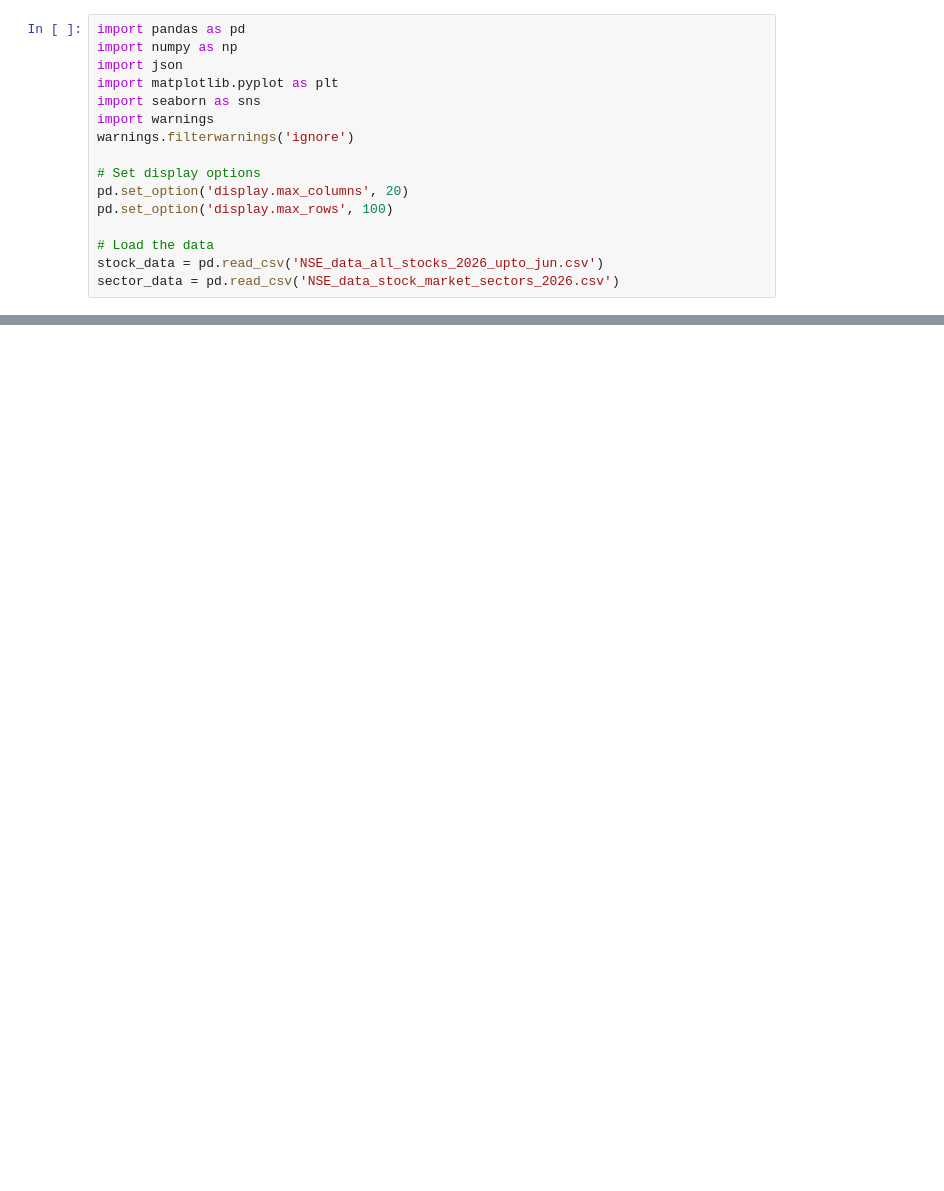
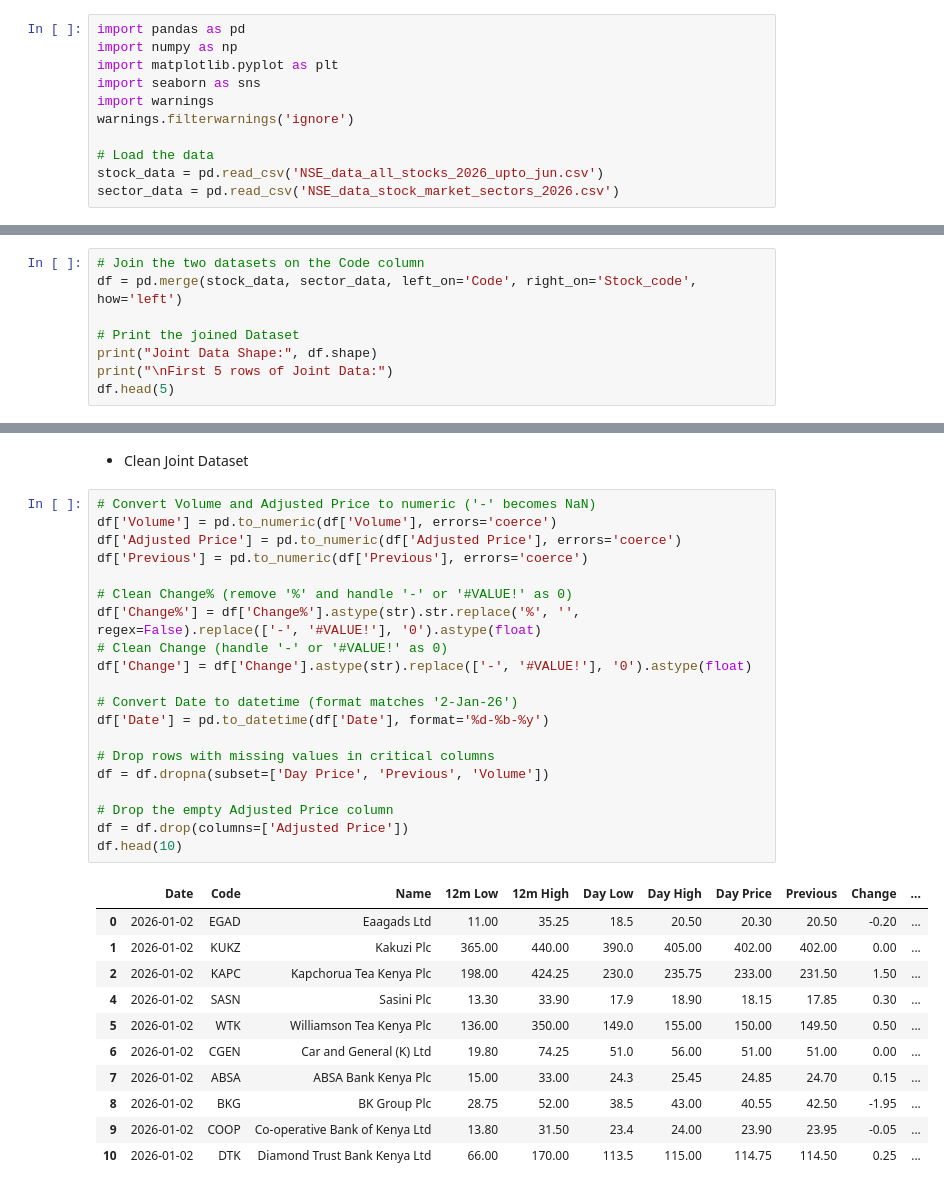
Before and after one commit to nelly-mbatha/FinSight-Capstone-Project, a Jupyter notebook: FinSight.ipynb, the cells around one changed output, grey strips where cells are left out. Cells and saved outputs as stored; diff of their text form; blank space fills up the shorter version.

```diff
--- a/FinSight.ipynb
+++ b/FinSight.ipynb
@@ -1,16 +45,11 @@
 # %%
 import pandas as pd
 import numpy as np
-import json
 import matplotlib.pyplot as plt
 import seaborn as sns
 import warnings
 warnings.filterwarnings('ignore')
 
-# Set display options
-pd.set_option('display.max_columns', 20)
-pd.set_option('display.max_rows', 100)
-
 # Load the data
 stock_data = pd.read_csv('NSE_data_all_stocks_2026_upto_jun.csv')
 sector_data = pd.read_csv('NSE_data_stock_market_sectors_2026.csv')
@@ -80,0 +152,8 @@ Unique sectors: 14
+# %%
+# Join the two datasets on the Code column
+df = pd.merge(stock_data, sector_data, left_on='Code', right_on='Stock_code', how='left')
+
+# Print the joined Dataset
+print("Joint Data Shape:", df.shape)
+print("\nFirst 5 rows of Joint Data:")
+df.head(5)
@@ -80,0 +170,34 @@ Unique sectors: 14
+# %% [markdown]
+- Clean Joint Dataset
+# %%
+# Convert Volume and Adjusted Price to numeric ('-' becomes NaN)
+df['Volume'] = pd.to_numeric(df['Volume'], errors='coerce')
+df['Adjusted Price'] = pd.to_numeric(df['Adjusted Price'], errors='coerce')
+df['Previous'] = pd.to_numeric(df['Previous'], errors='coerce')
+
+# Clean Change% (remove '%' and handle '-' or '#VALUE!' as 0)
+df['Change%'] = df['Change%'].astype(str).str.replace('%', '', regex=False).replace(['-', '#VALUE!'], '0').astype(float)
+# Clean Change (handle '-' or '#VALUE!' as 0)
+df['Change'] = df['Change'].astype(str).replace(['-', '#VALUE!'], '0').astype(float)
+
+# Convert Date to datetime (format matches '2-Jan-26')
+df['Date'] = pd.to_datetime(df['Date'], format='%d-%b-%y')
+
+# Drop rows with missing values in critical columns
+df = df.dropna(subset=['Day Price', 'Previous', 'Volume'])
+
+# Drop the empty Adjusted Price column
+df = df.drop(columns=['Adjusted Price'])
+df.head(10)
+# %% [output]
+|  | Date | Code | Name | 12m Low | 12m High | Day Low | Day High | Day Price | Previous | Change | ... |
+| 0 | 2026-01-02 | EGAD | Eaagads Ltd | 11.00 | 35.25 | 18.5 | 20.50 | 20.30 | 20.50 | -0.20 | ... |
+| 1 | 2026-01-02 | KUKZ | Kakuzi Plc | 365.00 | 440.00 | 390.0 | 405.00 | 402.00 | 402.00 | 0.00 | ... |
+| 2 | 2026-01-02 | KAPC | Kapchorua Tea Kenya Plc | 198.00 | 424.25 | 230.0 | 235.75 | 233.00 | 231.50 | 1.50 | ... |
+| 4 | 2026-01-02 | SASN | Sasini Plc | 13.30 | 33.90 | 17.9 | 18.90 | 18.15 | 17.85 | 0.30 | ... |
+| 5 | 2026-01-02 | WTK | Williamson Tea Kenya Plc | 136.00 | 350.00 | 149.0 | 155.00 | 150.00 | 149.50 | 0.50 | ... |
+| 6 | 2026-01-02 | CGEN | Car and General (K) Ltd | 19.80 | 74.25 | 51.0 | 56.00 | 51.00 | 51.00 | 0.00 | ... |
+| 7 | 2026-01-02 | ABSA | ABSA Bank Kenya Plc | 15.00 | 33.00 | 24.3 | 25.45 | 24.85 | 24.70 | 0.15 | ... |
+| 8 | 2026-01-02 | BKG | BK Group Plc | 28.75 | 52.00 | 38.5 | 43.00 | 40.55 | 42.50 | -1.95 | ... |
+| 9 | 2026-01-02 | COOP | Co-operative Bank of Kenya Ltd | 13.80 | 31.50 | 23.4 | 24.00 | 23.90 | 23.95 | -0.05 | ... |
+| 10 | 2026-01-02 | DTK | Diamond Trust Bank Kenya Ltd | 66.00 | 170.00 | 113.5 | 115.00 | 114.75 | 114.50 | 0.25 | ... |
```
Also changed, not shown: parts of 24 cells of this notebook.
